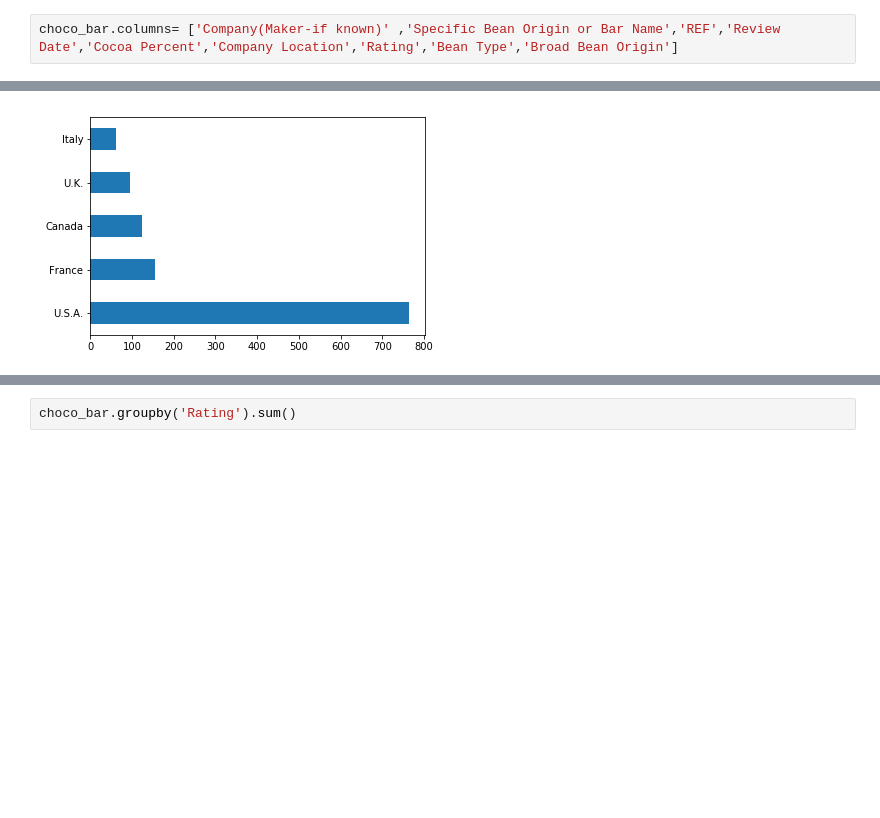
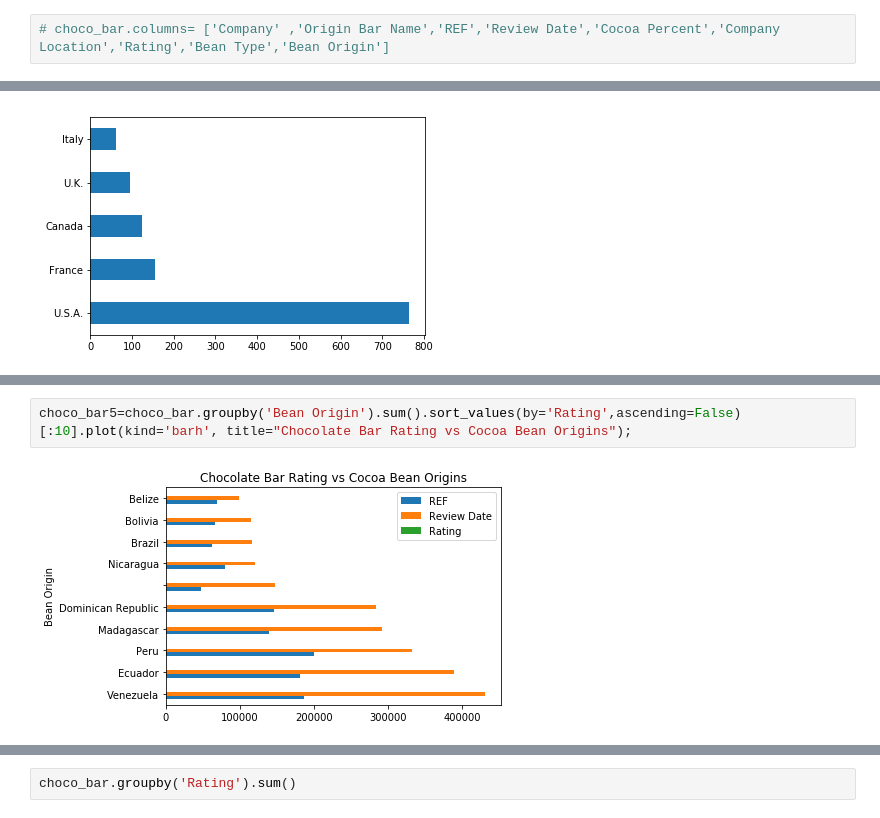
Before and after one commit to BunLinh/Homeworksubmissions, a Jupyter notebook: Copy_of_Team_1_Chocolate_Bar.ipynb, the cells around one changed output, grey strips where cells are left out. Drawn from its saved outputs; the diff is of its cells as text; blank space fills up the shorter version.

```diff
--- a/Copy_of_Team_1_Chocolate_Bar.ipynb
+++ b/Copy_of_Team_1_Chocolate_Bar.ipynb
@@ -142,4 +146,4 @@ Index(['Company \n(Maker-if known)', 'Specific Bean Origin\nor Bar Name',
        'Bean\nType', 'Broad Bean\nOrigin'],
       dtype='object')
 # %%
-choco_bar.columns= ['Company(Maker-if known)' ,'Specific Bean Origin or Bar Name','REF','Review Date','Cocoa Percent','Company Location','Rating','Bean Type','Broad Bean Origin']
+# choco_bar.columns= ['Company' ,'Origin Bar Name','REF','Review Date','Cocoa Percent','Company Location','Rating','Bean Type','Bean Origin']
@@ -262,3 +339,7 @@ choco_bar['Company Location'].value_counts()[:5].plot(kind='barh');
+# %%
+choco_bar5=choco_bar.groupby('Bean Origin').sum().sort_values(by='Rating',ascending=False)[:10].plot(kind='barh', title="Chocolate Bar Rating vs Cocoa Bean Origins");
+# %% [output]
+[figure, added]
 # %%
 # ti le cocoa chiem bao nhieu %
 choco_bar['Cocoa Percent'].value_counts()
```
Also changed, not shown: parts of 27 cells of this notebook.
